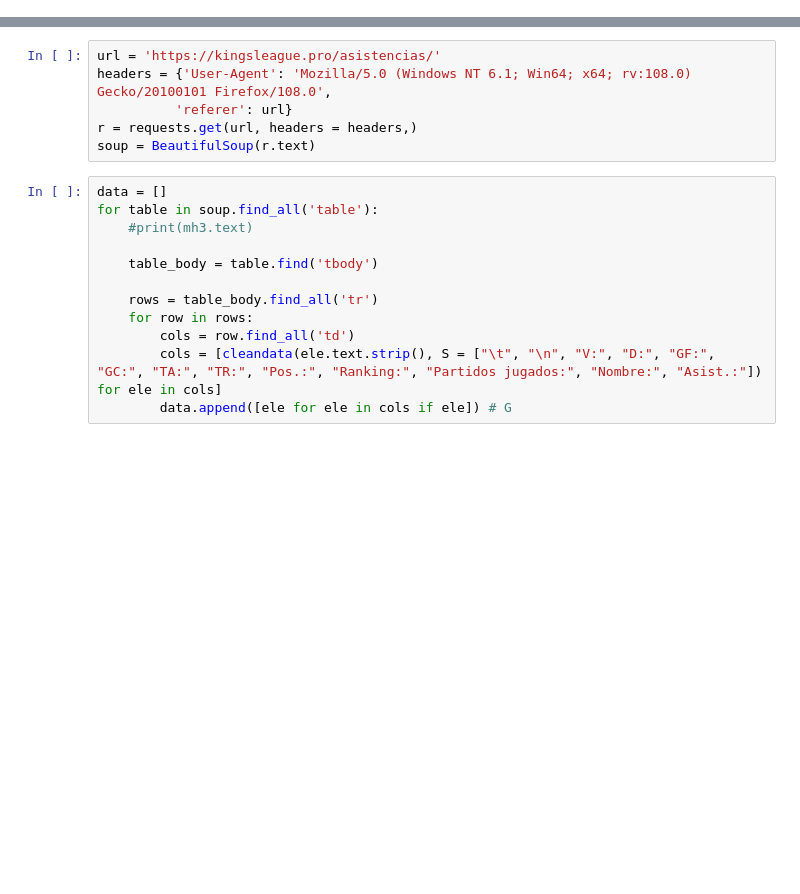
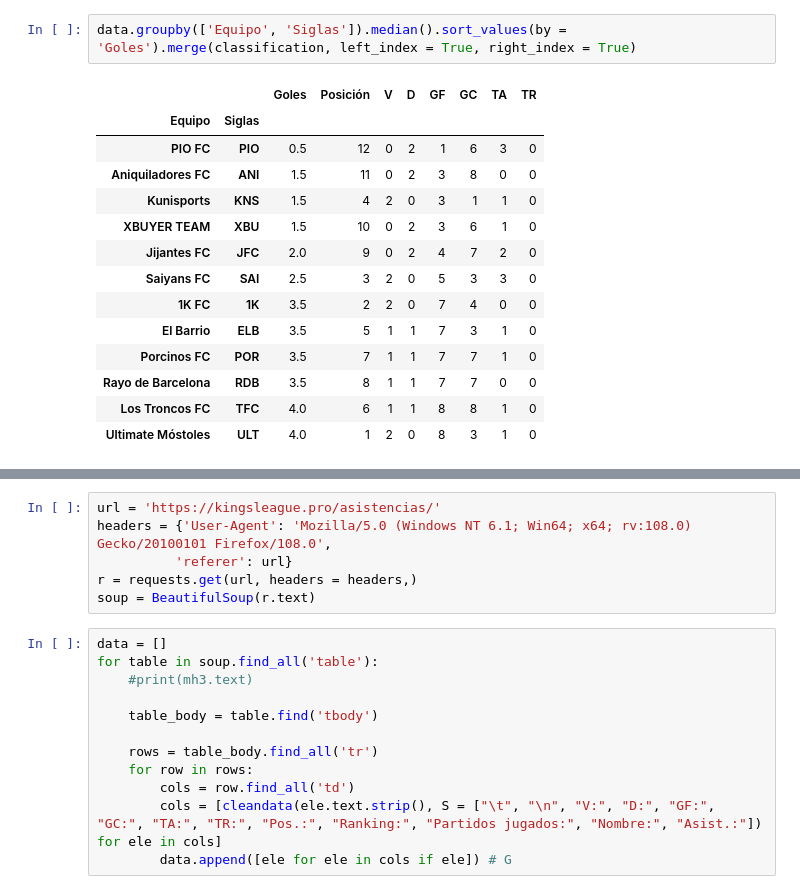
Before and after one commit to imarranz/modelling-kingsleague-scores, a Jupyter notebook: notebooks/20220110-IMA-Load_data_and_clean_data.ipynb, the cells around one changed output, grey strips where cells are left out. Drawn from its saved outputs; the diff is of its cells as text; blank space fills up the shorter version.

```diff
--- a/notebooks/20220110-IMA-Load_data_and_clean_data.ipynb
+++ b/notebooks/20220110-IMA-Load_data_and_clean_data.ipynb
@@ -88,0 +199,17 @@ pd.DataFrame(data).style
+# %%
+data.groupby(['Equipo', 'Siglas']).median().sort_values(by = 'Goles').merge(classification, left_index = True, right_index = True)
+# %% [output]
+|  |  | Goles | Posición | V | D | GF | GC | TA | TR |
+| Equipo | Siglas |  |  |  |  |  |  |  |  |
+| PIO FC | PIO | 0.5 | 12 | 0 | 2 | 1 | 6 | 3 | 0 |
+| Aniquiladores FC | ANI | 1.5 | 11 | 0 | 2 | 3 | 8 | 0 | 0 |
+| Kunisports | KNS | 1.5 | 4 | 2 | 0 | 3 | 1 | 1 | 0 |
+| XBUYER TEAM | XBU | 1.5 | 10 | 0 | 2 | 3 | 6 | 1 | 0 |
+| Jijantes FC | JFC | 2.0 | 9 | 0 | 2 | 4 | 7 | 2 | 0 |
+| Saiyans FC | SAI | 2.5 | 3 | 2 | 0 | 5 | 3 | 3 | 0 |
+| 1K FC | 1K | 3.5 | 2 | 2 | 0 | 7 | 4 | 0 | 0 |
+| El Barrio | ELB | 3.5 | 5 | 1 | 1 | 7 | 3 | 1 | 0 |
+| Porcinos FC | POR | 3.5 | 7 | 1 | 1 | 7 | 7 | 1 | 0 |
+| Rayo de Barcelona | RDB | 3.5 | 8 | 1 | 1 | 7 | 7 | 0 | 0 |
+| Los Troncos FC | TFC | 4.0 | 6 | 1 | 1 | 8 | 8 | 1 | 0 |
+| Ultimate Móstoles | ULT | 4.0 | 1 | 2 | 0 | 8 | 3 | 1 | 0 |
```
Also changed, not shown: parts of 31 cells of this notebook.
